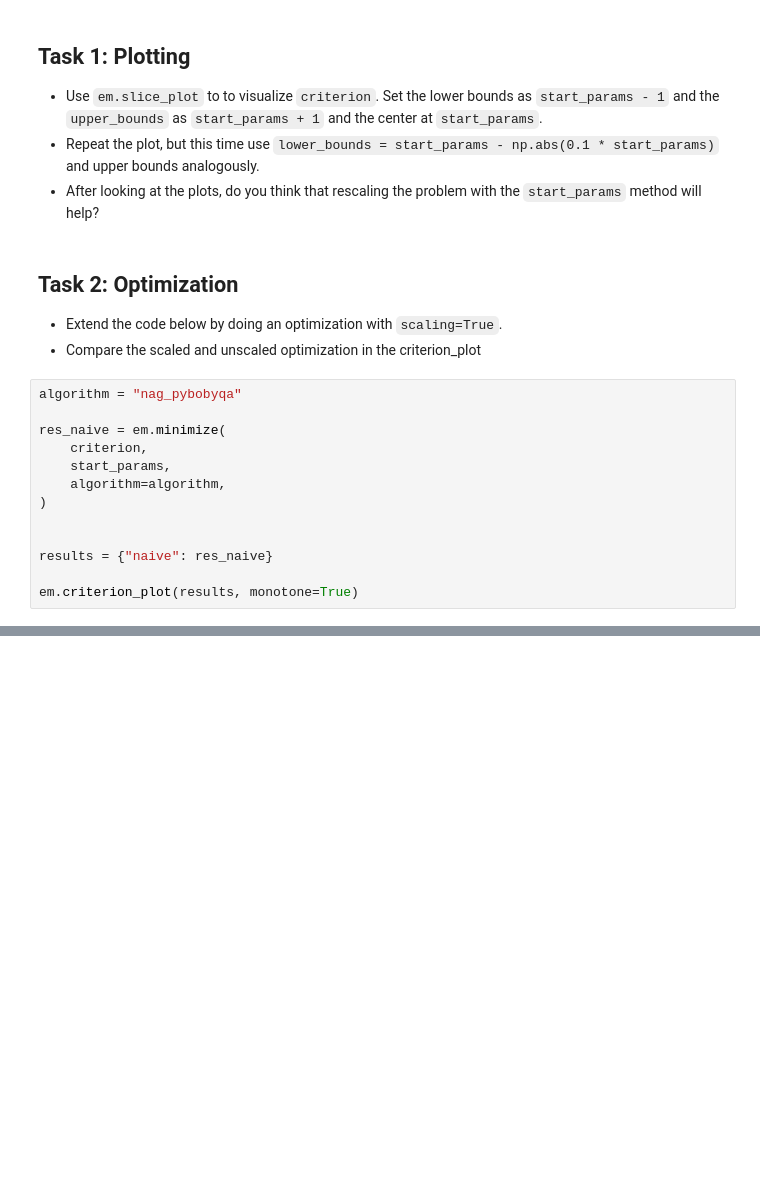
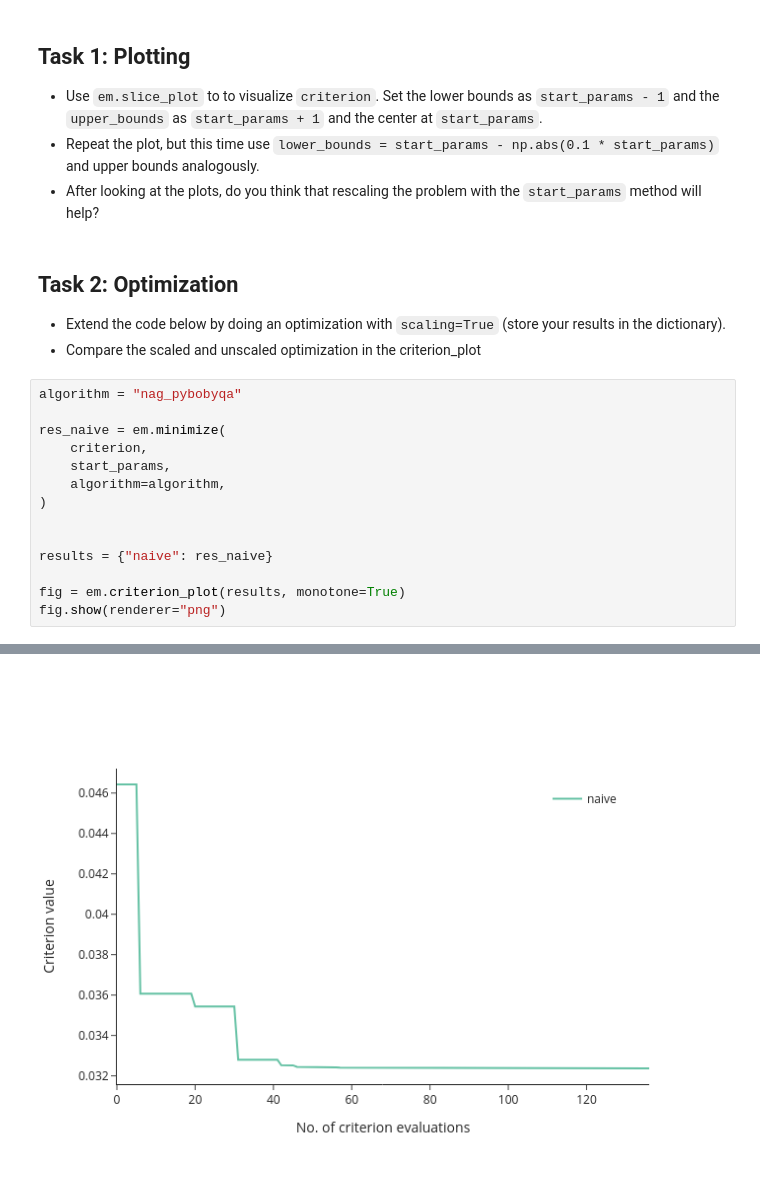
Before and after one commit to optimagic-dev/scipy-estimagic, a Jupyter notebook: exercises/06_scaling.ipynb, the cells around one changed output, grey strips where cells are left out. Cells and saved outputs as stored; diff of their text form; blank space fills up the shorter version.

```diff
--- a/exercises/06_scaling.ipynb
+++ b/exercises/06_scaling.ipynb
@@ -34,7 +34,7 @@ solution
 # %% [markdown]
 ## Task 2: Optimization
 
-- Extend the code below by doing an optimization with `scaling=True`.
+- Extend the code below by doing an optimization with `scaling=True` (store your results in the dictionary).
 - Compare the scaled and unscaled optimization in the criterion_plot
 # %%
 algorithm = "nag_pybobyqa"
@@ -48,5 +48,6 @@ res_naive = em.minimize(
 
 results = {"naive": res_naive}
 
-em.criterion_plot(results, monotone=True)
+fig = em.criterion_plot(results, monotone=True)
+fig.show(renderer="png")
 # %% [output]
@@ -54,3 +54,4 @@ em.criterion_plot(results, monotone=True)
+[figure, added]
 # %% [markdown]
 ## Optional tasks
 
```
Also changed, not shown: parts of 2 cells of this notebook, 5 other files.
